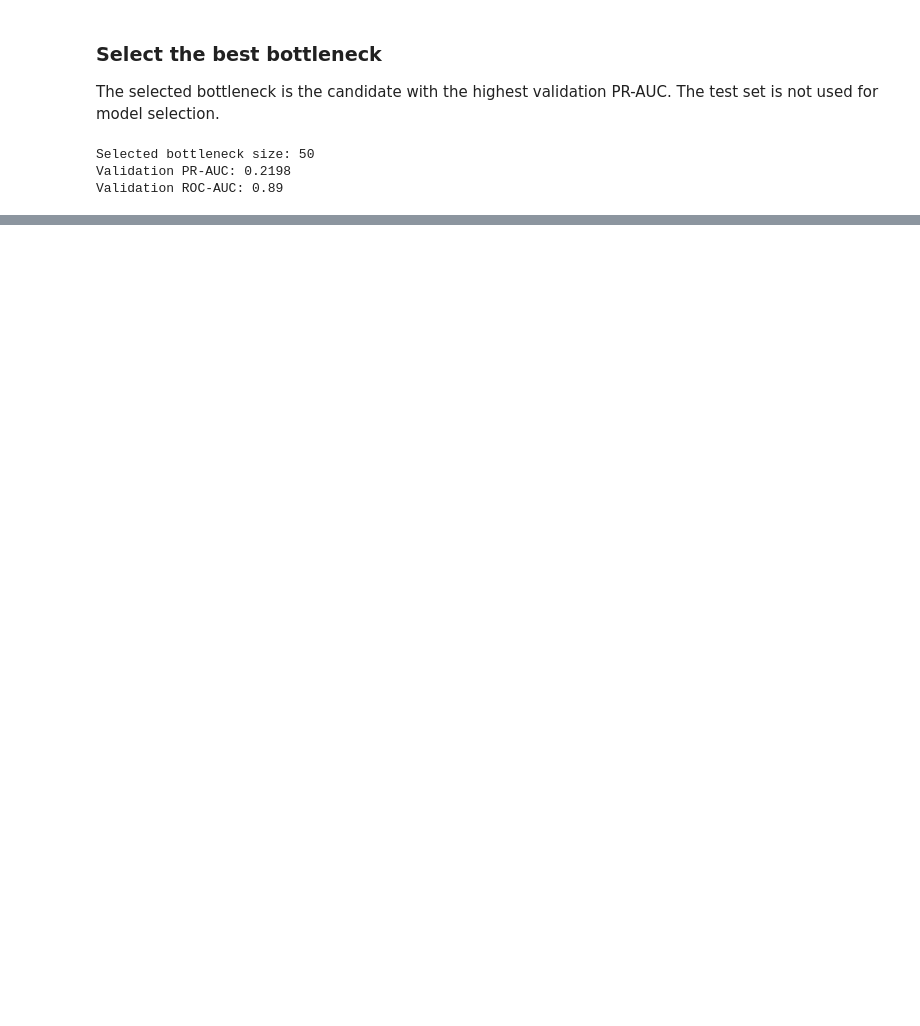
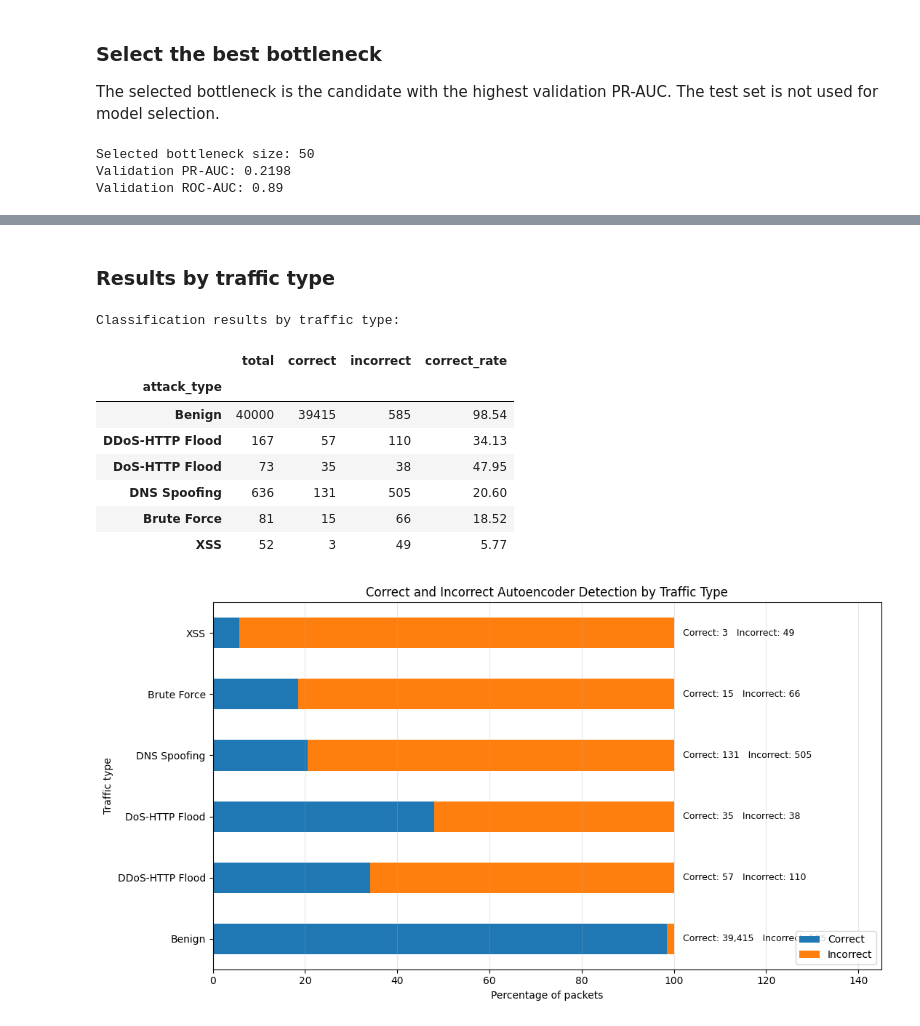
Before and after one commit to yuanmingwang/multi-stage-iot-ids, a Jupyter notebook: notebooks/p2_autoencoders.ipynb, the cells around one changed output, grey strips where cells are left out. Drawn from its saved outputs; the diff is of its cells as text; code cells hidden in the pictures; blank space fills up the shorter version.

```diff
--- a/notebooks/p2_autoencoders.ipynb
+++ b/notebooks/p2_autoencoders.ipynb
@@ -494,0 +581,16 @@ Scoring time (seconds): 1.11
+# %%
+val_pred = (val_scores >= FINAL_THRESHOLD).astype(int)
+test_pred = (test_scores >= FINAL_THRESHOLD).astype(int)
+
+df_val_result = df.iloc[val_idx].copy()
+df_val_result["model"] = "Autoencoder"
+df_val_result["anomaly_score"] = val_scores
+df_val_result["y_pred"] = val_pred
+
+df_test_result = df.iloc[test_idx].copy()
+df_test_result["model"] = "Autoencoder"
+df_test_result["anomaly_score"] = test_scores
+df_test_result["y_pred"] = test_pred
+
+print("Validation alerts:", val_pred.sum())
+print("Test alerts:", test_pred.sum())
@@ -494,0 +668,46 @@ Scoring time (seconds): 1.11
+# %% [markdown]
+### Results by traffic type
+# %%
+type_results = df_test_result[[ATTACK_COL]].copy()
+type_results["y_true"] = y_test
+type_results["y_pred"] = test_pred
+type_results["correct"] = type_results["y_true"] == type_results["y_pred"]
+
+result_by_type = type_results.groupby(ATTACK_COL).agg(total=("correct", "size"), correct=("correct", "sum"))
+result_by_type["incorrect"] = result_by_type["total"] - result_by_type["correct"]
+result_by_type["correct_rate"] = result_by_type["correct"] / result_by_type["total"] * 100
+result_by_type["incorrect_rate"] = 100 - result_by_type["correct_rate"]
+
+type_order = ["Benign", "DDoS-HTTP Flood", "DoS-HTTP Flood", "DNS Spoofing", "Brute Force", "XSS"]
+result_by_type = result_by_type.reindex(type_order).dropna()
+
+print("Classification results by traffic type:")
+display(result_by_type[["total", "correct", "incorrect", "correct_rate"]].round(2))
+
+plot_data = result_by_type[["correct_rate", "incorrect_rate"]]
+ax = plot_data.plot(kind="barh", stacked=True, figsize=(11, 6))
+
+for i, (_, row) in enumerate(result_by_type.iterrows()):
+    count_text = f'Correct: {int(row["correct"]):,}   Incorrect: {int(row["incorrect"]):,}'
+    ax.text(102, i, count_text, va="center", fontsize=9)
+
+ax.set_xlim(0, 145)
+ax.set_xlabel("Percentage of packets")
+ax.set_ylabel("Traffic type")
+ax.set_title("Correct and Incorrect Autoencoder Detection by Traffic Type")
+ax.legend(["Correct", "Incorrect"], loc="lower right")
+ax.grid(axis="x", alpha=0.3)
+
+plt.tight_layout()
+plt.show()
+# %% [output]
+Classification results by traffic type:
+|  | total | correct | incorrect | correct_rate |
+| attack_type |  |  |  |  |
+| Benign | 40000 | 39415 | 585 | 98.54 |
+| DDoS-HTTP Flood | 167 | 57 | 110 | 34.13 |
+| DoS-HTTP Flood | 73 | 35 | 38 | 47.95 |
+| DNS Spoofing | 636 | 131 | 505 | 20.60 |
+| Brute Force | 81 | 15 | 66 | 18.52 |
+| XSS | 52 | 3 | 49 | 5.77 |
+[figure, added]
```
Also changed, not shown: parts of 29 cells of this notebook.
